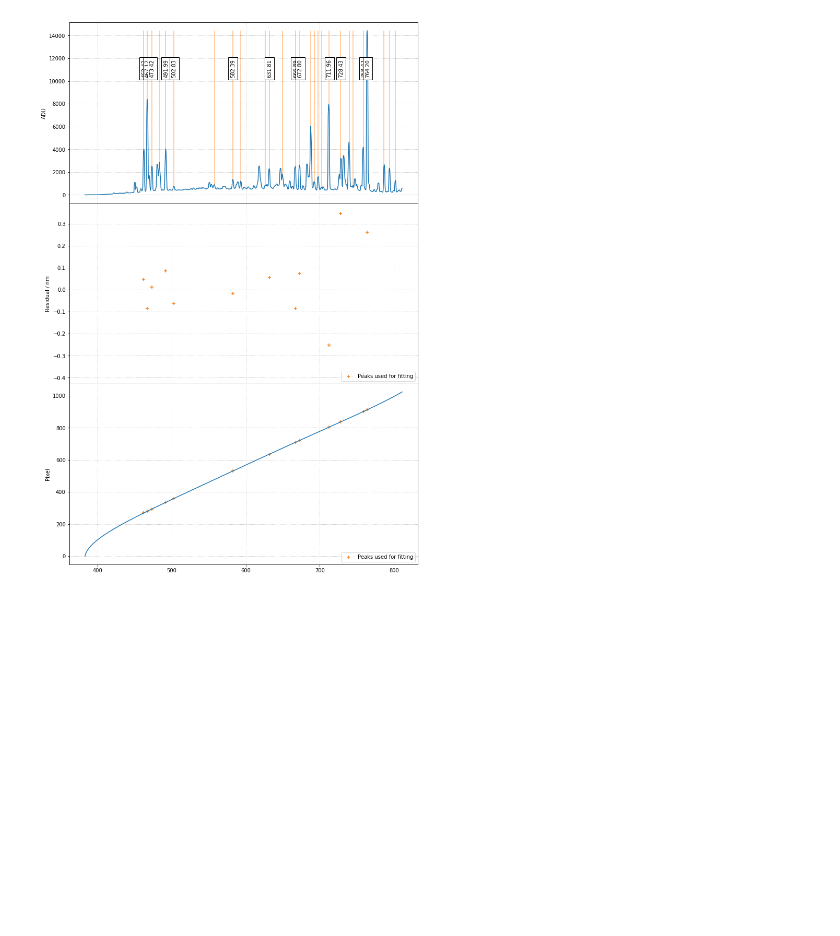
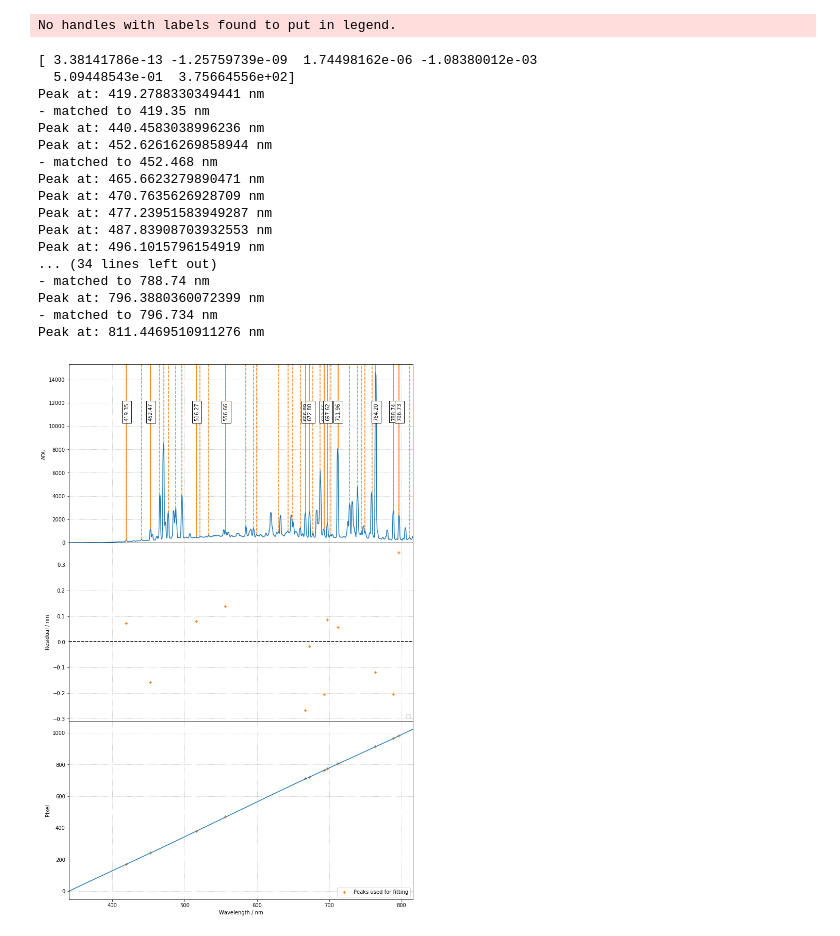
Before and after one commit to jveitchmichaelis/rascal, a Jupyter notebook: calibration_test.ipynb, the cells around one changed output. Cells and saved outputs as stored; diff of their text form; code cells hidden in the pictures; blank space fills up the shorter version.

```diff
--- a/calibration_test.ipynb
+++ b/calibration_test.ipynb
@@ -20,10 +20,8 @@ def load_calibration_lines(input_file='calibration_lines.csv',
     return lines[mask]
 # %%
 atlas = load_calibration_lines(
-    "calibration_lines.csv", elements=["Xe"], min_wavelength=400, max_wavelength=800)
-print(atlas)
+    "calibration_lines.csv", elements=["Xe"], min_wavelength=300, max_wavelength=900)
 
-spectrum = np.median(fits.open('v_a_20190516_55_1_0_1.fits')[0].data[100:120], axis=0)
+spectrum = np.median(fits.open('v_a_20190516_55_1_0_1.fits')[0].data[110:120], axis=0)
 
-peaks, _ = find_peaks(spectrum, distance=10., threshold=20.)
-print(peaks)
+peaks, _ = find_peaks(spectrum, distance=10., threshold=10.)
@@ -58,6 +48,7 @@ c.set_fit_constraints(
     fittype='poly')
 
 # Providing known pixel-wavelength mapping
-c.set_known_pairs([269, 635.6024, 803.5022, 912], [462.428, 631.806, 711.96, 764.202])
-best_p = c.fit(sample_size=10, max_tries=10000, top_n=10)
+#c.set_known_pairs([635.6024, 803.5022], [631.806, 711.96])
+best_p = c.fit(mode='fast', progress=False)
+c.plot_fit(spectrum, best_p)
 # %% [output]
@@ -82,3 +82,4 @@ Error too large
 # %%
+best_p = c.fit(progress=False)
 c.plot_fit(spectrum, best_p)
 # %% [output]
@@ -102 +104,19 @@ Peak at: 802.1377286881498 nm
+No handles with labels found to put in legend.
+[ 3.38141786e-13 -1.25759739e-09  1.74498162e-06 -1.08380012e-03
+  5.09448543e-01  3.75664556e+02]
+Peak at: 419.2788330349441 nm
+- matched to 419.35 nm
+Peak at: 440.4583038996236 nm
+Peak at: 452.62616269858944 nm
+- matched to 452.468 nm
+Peak at: 465.6623279890471 nm
+Peak at: 470.7635626928709 nm
+Peak at: 477.23951583949287 nm
+Peak at: 487.83908703932553 nm
+Peak at: 496.1015796154919 nm
+... (34 lines left out)
+- matched to 788.74 nm
+Peak at: 796.3880360072399 nm
+- matched to 796.734 nm
+Peak at: 811.4469510911276 nm
-[figure, old version]
+[figure, new version]
```
Also changed, not shown: parts of 5 cells of this notebook, 2 other files.
